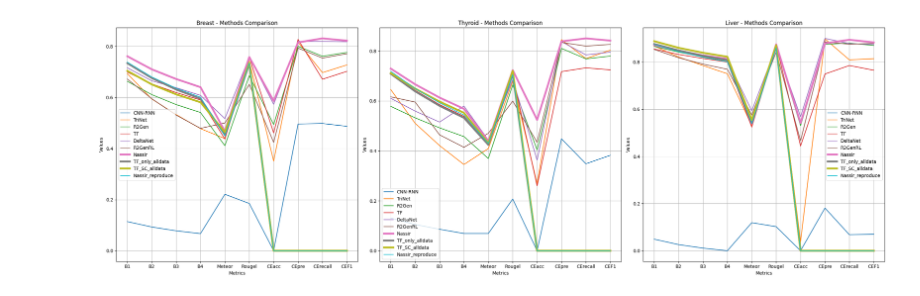
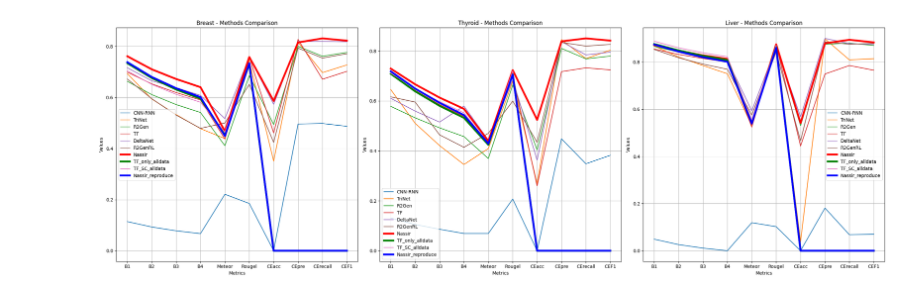
Before and after one commit to chenzhwsysu57/Ultrasound-Report-Generation, a Jupyter notebook: result_viewer.ipynb, the cells around one changed output. Drawn from its saved outputs; the diff is of its cells as text; code cells hidden in the pictures.

```diff
--- a/result_viewer.ipynb
+++ b/result_viewer.ipynb
@@ -35,7 +35,7 @@ organs = df['Dataset'].unique()
 # 创建一个包含三个子图的图形
 # 获取唯一的器官名称
 organs = df['Dataset'].unique()
-fig, axs = plt.subplots(1, 3, figsize=(24, 8))
+fig, axs = plt.subplots(1, 3, figsize=(24, 6))
 
 # 为每个器官绘制图表
 for i, organ in enumerate(organs):
@@ -88,33 +88,39 @@ organs = df['Dataset'].unique()
 #     plt.legend()
 #     plt.grid(True)
 
 
 # 创建一个包含三个子图的图形
 # 获取唯一的器官名称
 organs = df['Dataset'].unique()
 fig, axs = plt.subplots(1, 3, figsize=(24, 8))
 
 # 为每个器官绘制图表
 for i, organ in enumerate(organs):
     # 筛选出当前器官的数据
     organ_data = df[df['Dataset'] == organ]
 
     # 绘制每个方法的曲线
     for method in organ_data['Method']:
         method_data = organ_data[organ_data['Method'] == method]
-        if method in ['TF_only_alldata', 'Nassir', 'TF_SC_alldata']:
-            axs[i].plot(method_data.columns[2:], method_data.iloc[0, 2:], label=method, linewidth=4)
+        # if method in ['TF_only_alldata', 'Nassir', 'TF_SC_alldata']:
+        #     axs[i].plot(method_data.columns[2:], method_data.iloc[0, 2:], label=method, linewidth=4)
+        if method in ['Nassir',]:
+            axs[i].plot(method_data.columns[2:], method_data.iloc[0, 2:], label=method, color='red', linewidth=4)
+        elif method in ['Nassir_reproduce']:
+            axs[i].plot(method_data.columns[2:], method_data.iloc[0, 2:], label=method, color='blue', linewidth=4)
+        elif method in ['TF_only_alldata']:
+            axs[i].plot(method_data.columns[2:], method_data.iloc[0, 2:], label=method, color='green', linewidth=4)
         else:
             axs[i].plot(method_data.columns[2:], method_data.iloc[0, 2:], label=method)
 
     # 添加标题和标签
     axs[i].set_title(f'{organ} - Methods Comparison')
     axs[i].set_xlabel('Metrics')
     axs[i].set_ylabel('Values')
     axs[i].legend()
     axs[i].grid(True)
 
 plt.tight_layout()
 plt.show()
 # %% [output]
-[figure, old version]
+[figure, new version]
```
Also changed, not shown: parts of 1 cell of this notebook, 10 other files.
